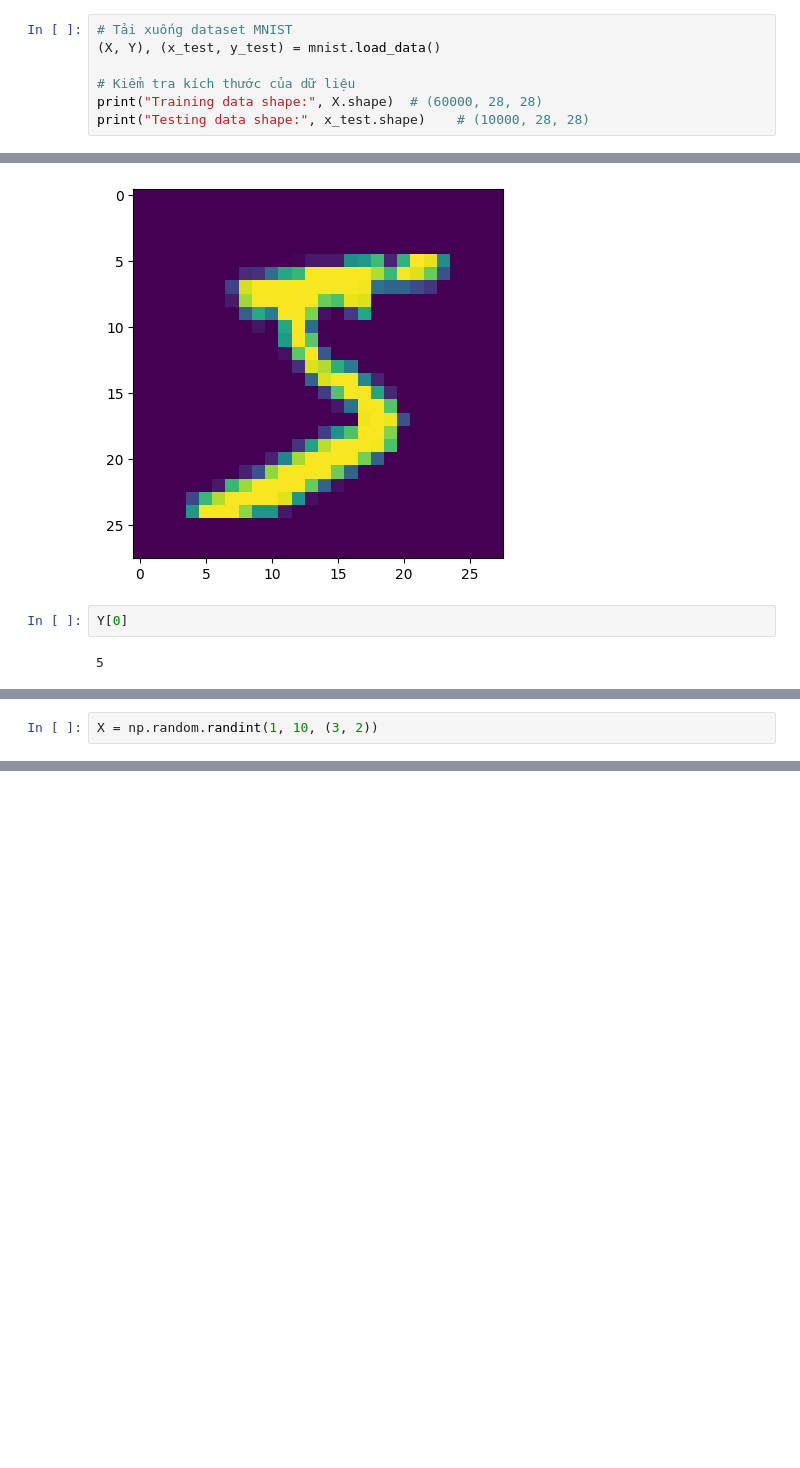
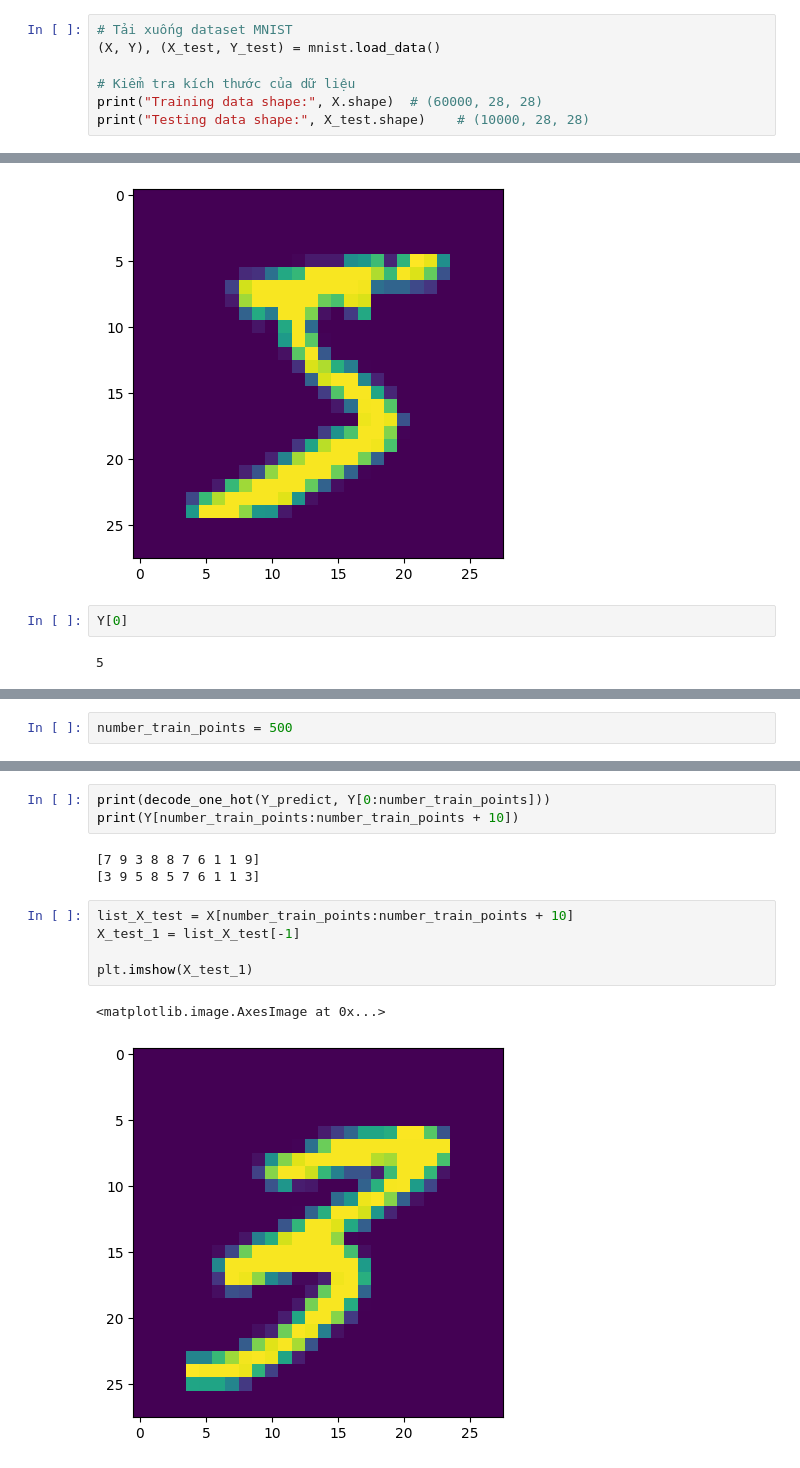
Before and after one commit to raming20/CNN-LSTM-predict-stock-price, a Jupyter notebook: data_analytics/try_cnn/try_mnist.ipynb, the cells around one changed output, grey strips where cells are left out. Cells and saved outputs as stored; diff of their text form; blank space fills up the shorter version.

```diff
--- a/data_analytics/try_cnn/try_mnist.ipynb
+++ b/data_analytics/try_cnn/try_mnist.ipynb
@@ -28,10 +37,10 @@ from utils_cnn import (
 # %%
 # Tải xuống dataset MNIST
-(X, Y), (x_test, y_test) = mnist.load_data()
+(X, Y), (X_test, Y_test) = mnist.load_data()
 
 # Kiểm tra kích thước của dữ liệu
 print("Training data shape:", X.shape)  # (60000, 28, 28)
-print("Testing data shape:", x_test.shape)    # (10000, 28, 28)
+print("Testing data shape:", X_test.shape)    # (10000, 28, 28)
 # %% [output]
 Training data shape: (60000, 28, 28)
 Testing data shape: (10000, 28, 28)
@@ -224,2 +501,0 @@ def rotate_matrix_180(X):
-# %%
-X = np.random.randint(1, 10, (3, 2))
@@ -241,0 +502,2 @@ array([[5, 6],
+# %%
+number_train_points = 500
@@ -241,0 +560,14 @@ array([[5, 6],
+# %%
+print(decode_one_hot(Y_predict, Y[0:number_train_points]))
+print(Y[number_train_points:number_train_points + 10])
+# %% [output]
+[7 9 3 8 8 7 6 1 1 9]
+[3 9 5 8 5 7 6 1 1 3]
+# %%
+list_X_test = X[number_train_points:number_train_points + 10]
+X_test_1 = list_X_test[-1]
+
+plt.imshow(X_test_1)
+# %% [output]
+<matplotlib.image.AxesImage at 0x...>
+[figure, added]
```
Also changed, not shown: parts of 36 cells of this notebook, 8 other files.
